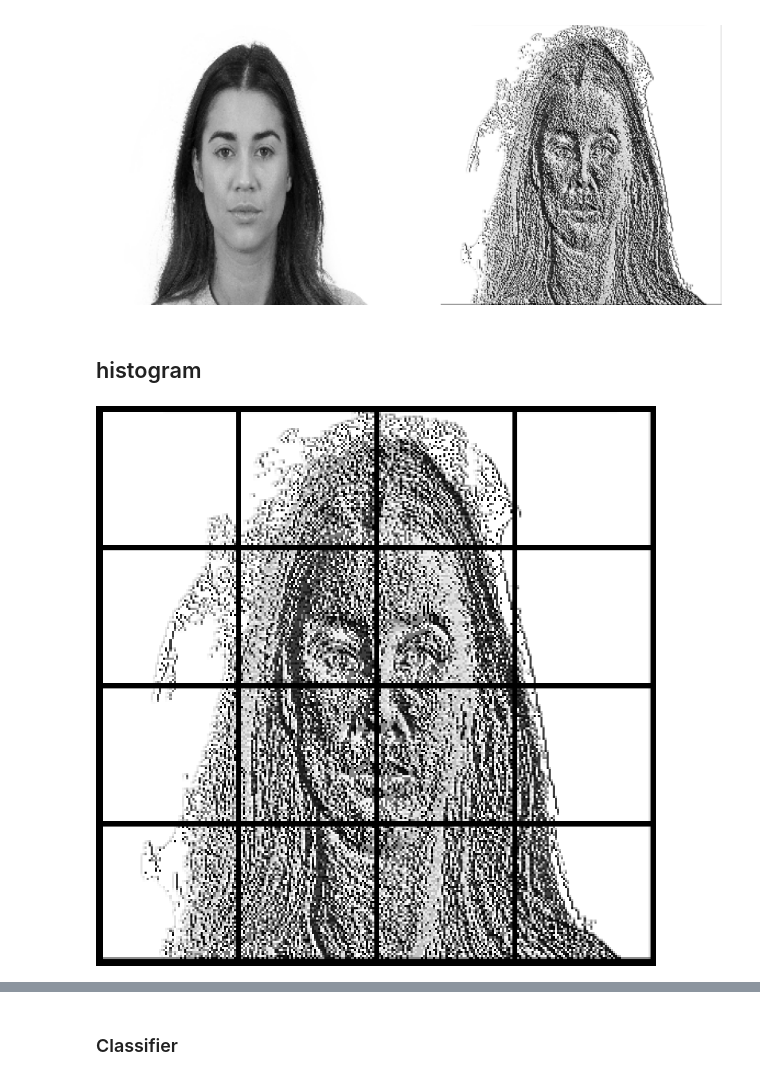
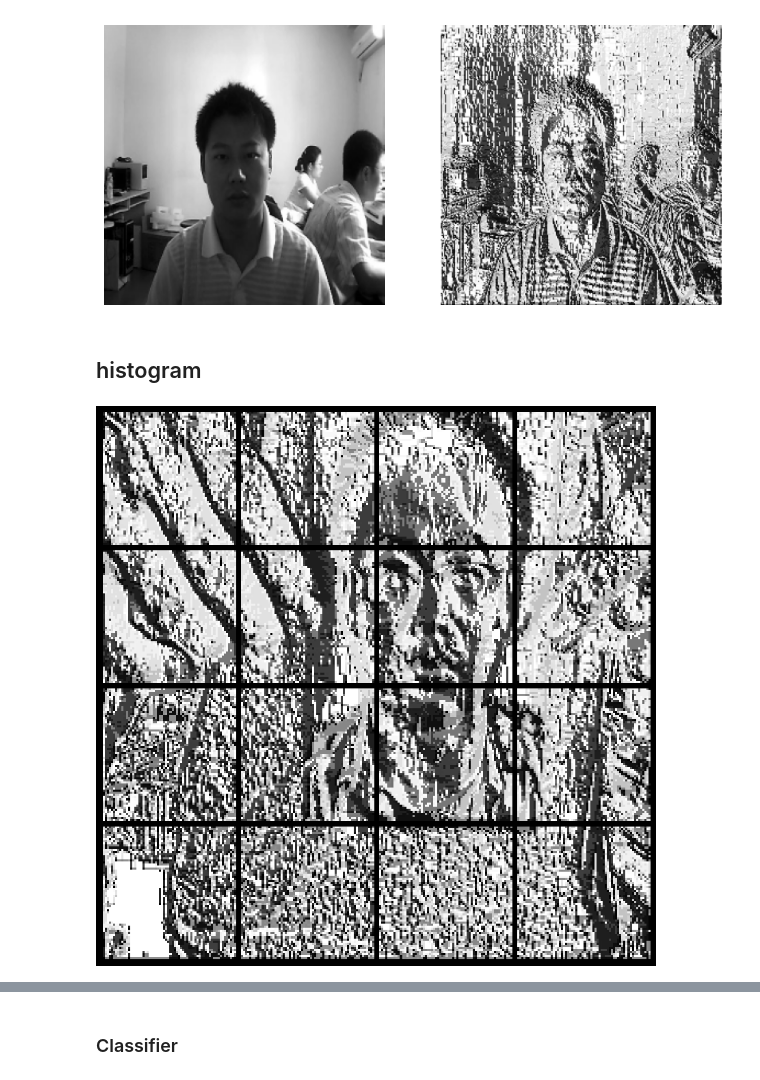
Before and after one commit to itsjustdannyb/Multi-Spectral-LBP-Feature-Extraction-Linear-Classifier-Engine-for-Biometric-Liveness-Security, a Jupyter notebook: reference_model.ipynb, the cells around one changed output, grey strips where cells are left out. Cells and saved outputs as stored; diff of their text form; code cells hidden in the pictures.

```diff
--- a/reference_model.ipynb
+++ b/reference_model.ipynb
@@ -74,7 +74,7 @@ def lbp_calculated_pixel(img, x, y):
 
     return val
 # %%
-path = r"C:\Users\bamilosin\Documents\500L\coursework\cpe503 - embedded sys\cfd\cfd\CFD Version 3.0.1\Images\CFD-MR\CFD-MF-354-067-N.jpg"
+path = r"C:\Users\bamilosin\Documents\500L\coursework\cpe503 - embedded sys\raw\raw\ClientRaw\0007\0007_00_00_01_160.jpg"
 img_bgr = cv2.imread(path, 1)
 
 height, width = (256, 256)
@@ -104,31 +104,38 @@ axs[0].imshow(cv2.cvtColor(img_gray, cv2.COLOR_BGR2RGB), cmap="viridis")
 axs[0].axis(False)
 plt.show()
 # %% [output]
-[figure, old version]
+[figure, new version]
 # %% [markdown]
 ## histogram
 # %%
+
+grid = 4
+blocks = [b for rows in np.array_split(img_lbp, grid, axis=0)
+            for b in np.array_split(rows, grid, axis=1)]
+
+
+
 grid = 4 # 4 x 4 = 16 blocks
 fig, axs = plt.subplots(grid, grid, figsize=(8, 8), facecolor="black")
 fig.subplots_adjust(left=0, right=1, bottom=0, top=1, wspace=0.04, hspace=0.04)
 for ax, block in zip(axs.ravel(), blocks):
     ax.imshow(block, cmap="gray", vmin=0, vmax=255)
     ax.axis("off")
 plt.show()
 
 
 
 grid = 4
 hists = []
 
 for rows in np.array_split(img_lbp, grid, axis=0):
     for block in np.array_split(rows, grid, axis=1):
         h, _ = np.histogram(block.ravel(), bins=256, range=(0, 256))
         hists.append(h / block.size)       # normalised so every block sums to 1
 
 feature_vector = np.concatenate(hists)     # shape (16 * 256,) = (4096,)
 # %% [output]
-[figure, old version]
+[figure, new version]
 # %%
 # plot histograms
 blocks = [b for rows in np.array_split(img_lbp, grid, axis=0)
```
Also changed, not shown: parts of 15 cells of this notebook, 10 other files.
